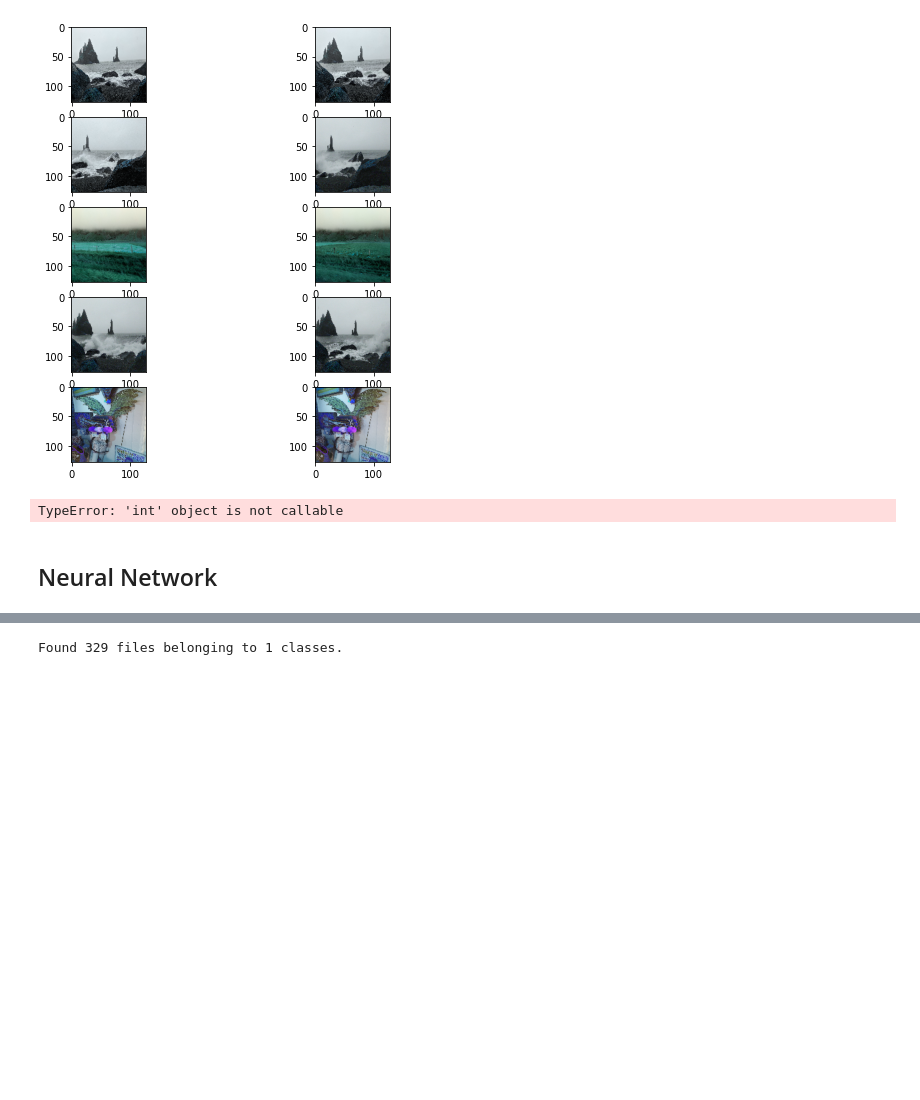
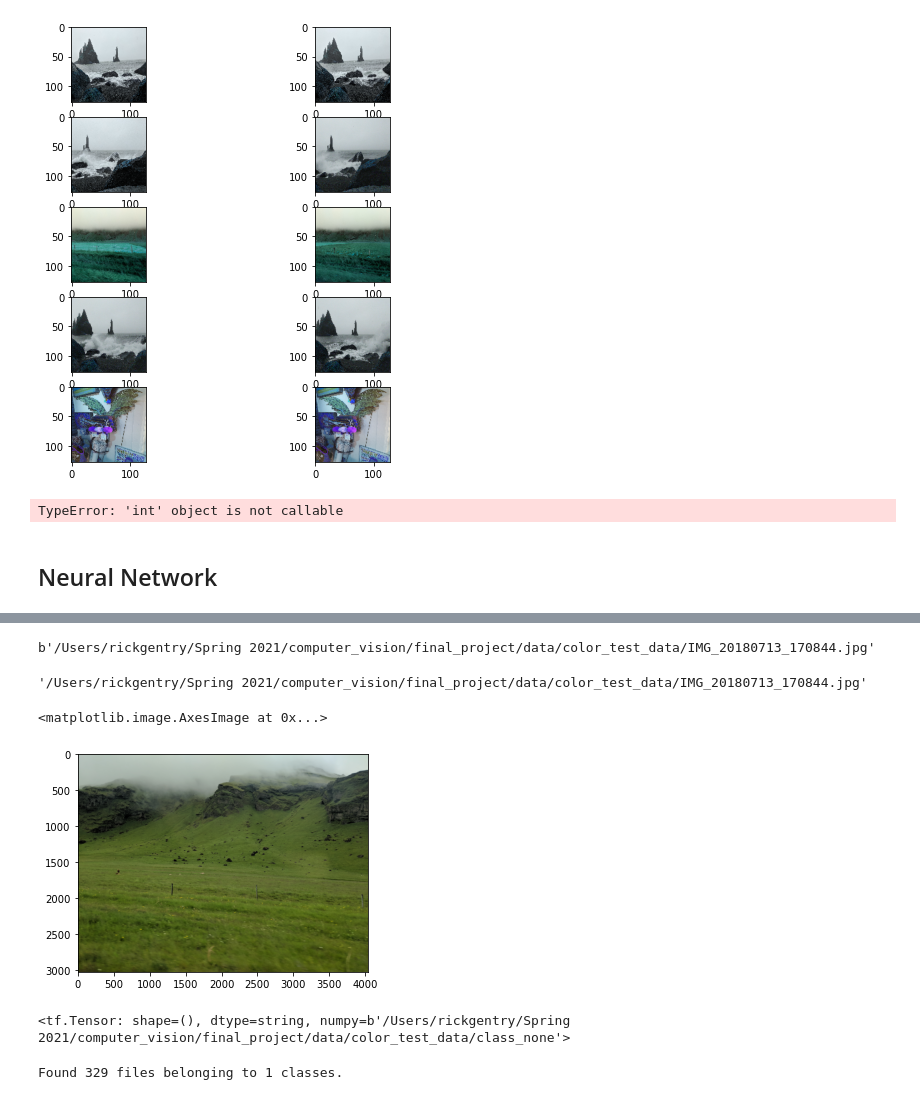
Before and after one commit to r3g2/photosorter, a Jupyter notebook: notebooks/photosorter.ipynb, the cells around one changed output, grey strips where cells are left out. Saved outputs shown, nothing was run; the diff lists cells and outputs as text; code cells hidden in the pictures; blank space fills up the shorter version.

```diff
--- a/notebooks/photosorter.ipynb
+++ b/notebooks/photosorter.ipynb
@@ -271,0 +273,2 @@ filename_dataset
+# %%
+files = [os.path.join(color_test_dir,fname) for fname in os.listdir(color_test_dir)]
@@ -272,3 +307,39 @@ filename_dataset
+# %%
+from functools import partial,partialmethod
+
+
+def get_image_from_file(filename):
+    file = tf.io.read_file(filename)
+    image = tf.image.decode_image(file)
+    return {'image': image, 'fname': filename}
+
+
+def create_dataset(data_dir,size=[224,224]):
+    files = [os.path.join(data_dir,fname) for fname in os.listdir(data_dir)]
+    dataset = tf.data.Dataset.from_tensor_slices(files)
+    dataset = dataset.map(get_image_from_file)
+    return dataset
+# %%
+dataset = create_dataset(color_test_dir)
+# %%
+x = next(iter(dataset))
+# %%
+x['fname'].numpy()
+# %% [output]
+b'/Users/rickgentry/Spring 2021/computer_vision/final_project/data/color_test_data/IMG_20180713_170844.jpg'
+# %%
+x['fname'].numpy().decode("utf-8")
+# %% [output]
+'/Users/rickgentry/Spring 2021/computer_vision/final_project/data/color_test_data/IMG_20180713_170844.jpg'
+# %%
+plt.imshow(x['image'].numpy().squeeze())
+# %% [output]
+<matplotlib.image.AxesImage at 0x...>
+[figure, added]
+# %%
+next(iter(filename_dataset))
+# %% [output]
+<tf.Tensor: shape=(), dtype=string, numpy=b'/Users/rickgentry/Spring 2021/computer_vision/final_project/data/color_test_data/class_none'>
 # %%
 BATCH_SIZE = 64
 img_size = (224,224)
```
Also changed, not shown: parts of 14 cells of this notebook, 6 other files.
